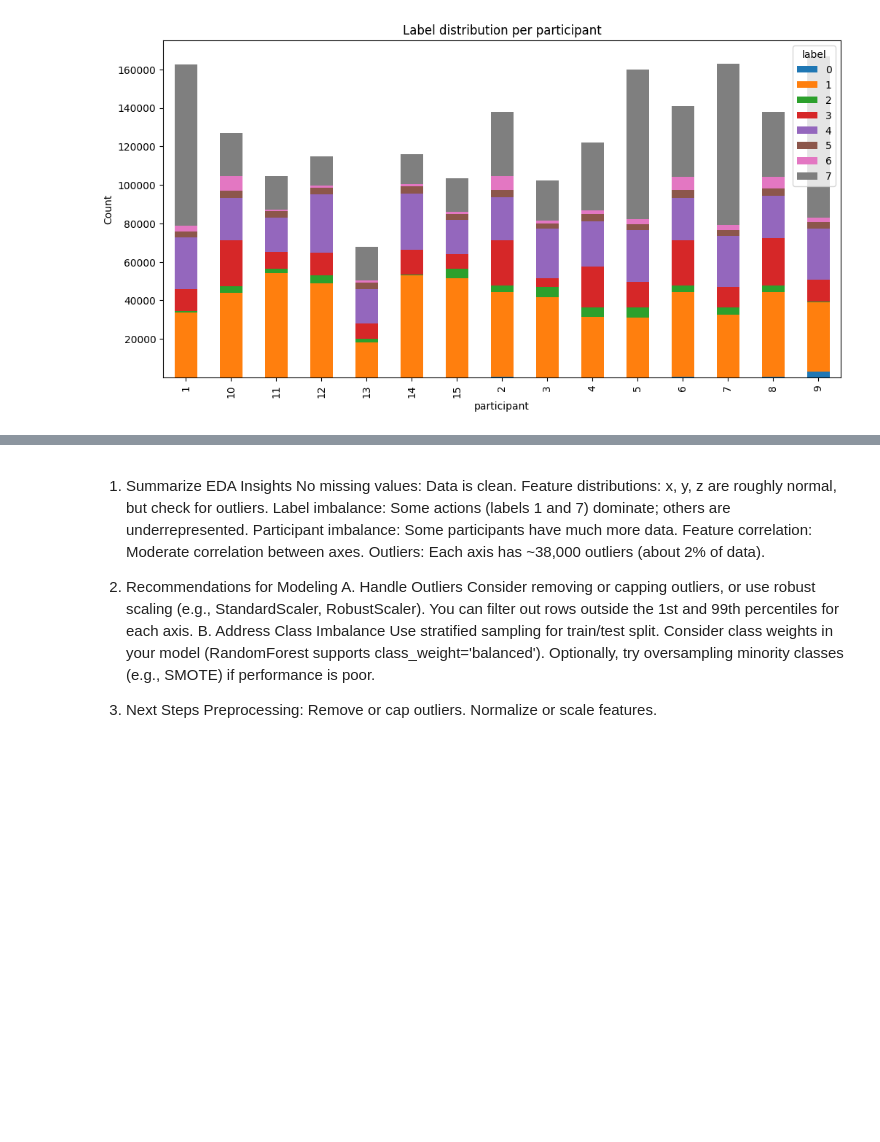
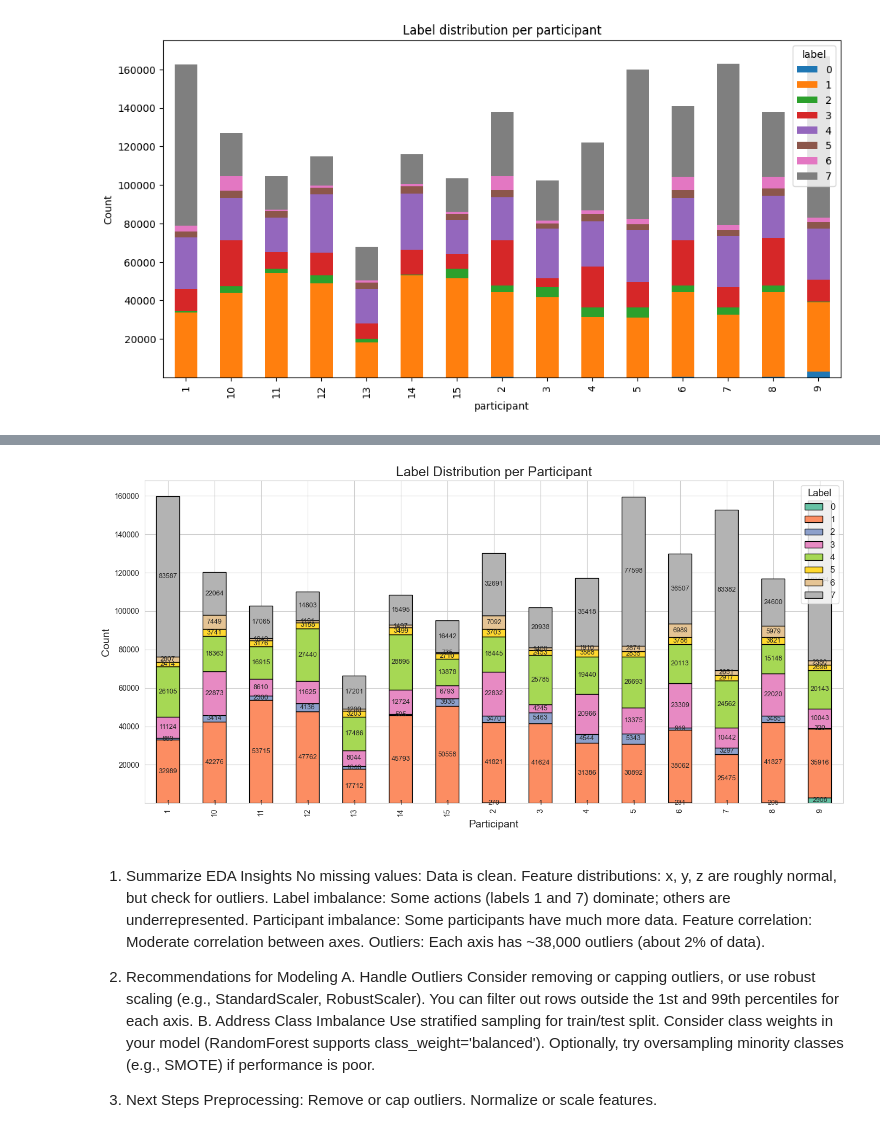
Before and after one commit to kamrandar/Human-Action-Classification, a Jupyter notebook: notebooks/eda.ipynb, the cells around one changed output, grey strips where cells are left out. Drawn from its saved outputs; the diff is of its cells as text; code cells hidden in the pictures; blank space fills up the shorter version.

```diff
--- a/notebooks/eda.ipynb
+++ b/notebooks/eda.ipynb
@@ -127,3 +134,33 @@ plt.show()
+# %%
+# ... existing code ...
+import matplotlib.pyplot as plt
+import seaborn as sns
+
+# Set a nice style
+sns.set_style("whitegrid")
+
+# Create the crosstab
+ct = pd.crosstab(df['participant'], df['label'])
+
+# Choose a color palette
+colors = sns.color_palette("Set2", n_colors=ct.shape[1])
+
+# Plot
+ax = ct.plot(kind='bar', stacked=True, figsize=(14, 7), color=colors, edgecolor='black')
+
+# Add value annotations
+for c in ax.containers:
+    ax.bar_label(c, label_type='center', fontsize=9)
+
+plt.title('Label Distribution per Participant', fontsize=18)
+plt.xlabel('Participant', fontsize=14)
+plt.ylabel('Count', fontsize=14)
+plt.legend(title='Label', fontsize=12, title_fontsize=13, loc='upper right')
+plt.tight_layout()
+plt.show()
+# ... existing code ...
+# %% [output]
+[figure, added]
 # %% [markdown]
 1. Summarize EDA Insights
 No missing values: Data is clean.
```
Also changed, not shown: parts of 2 cells of this notebook, 2 other files.
